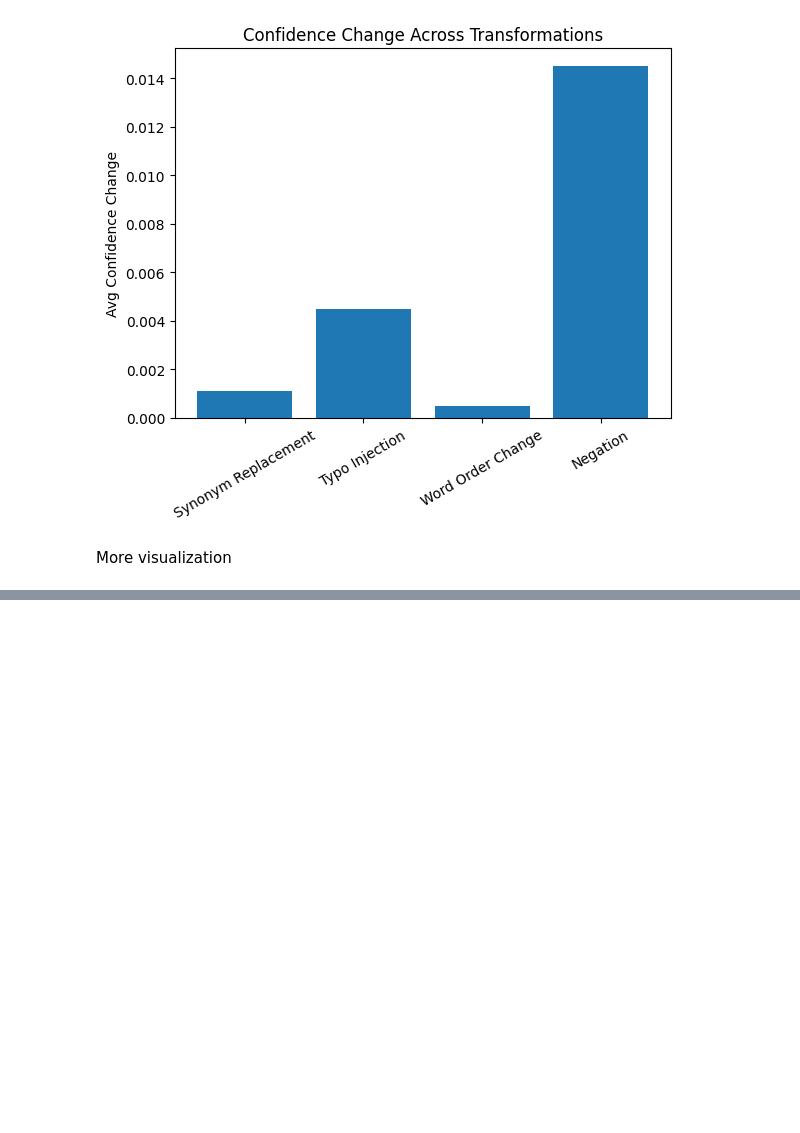
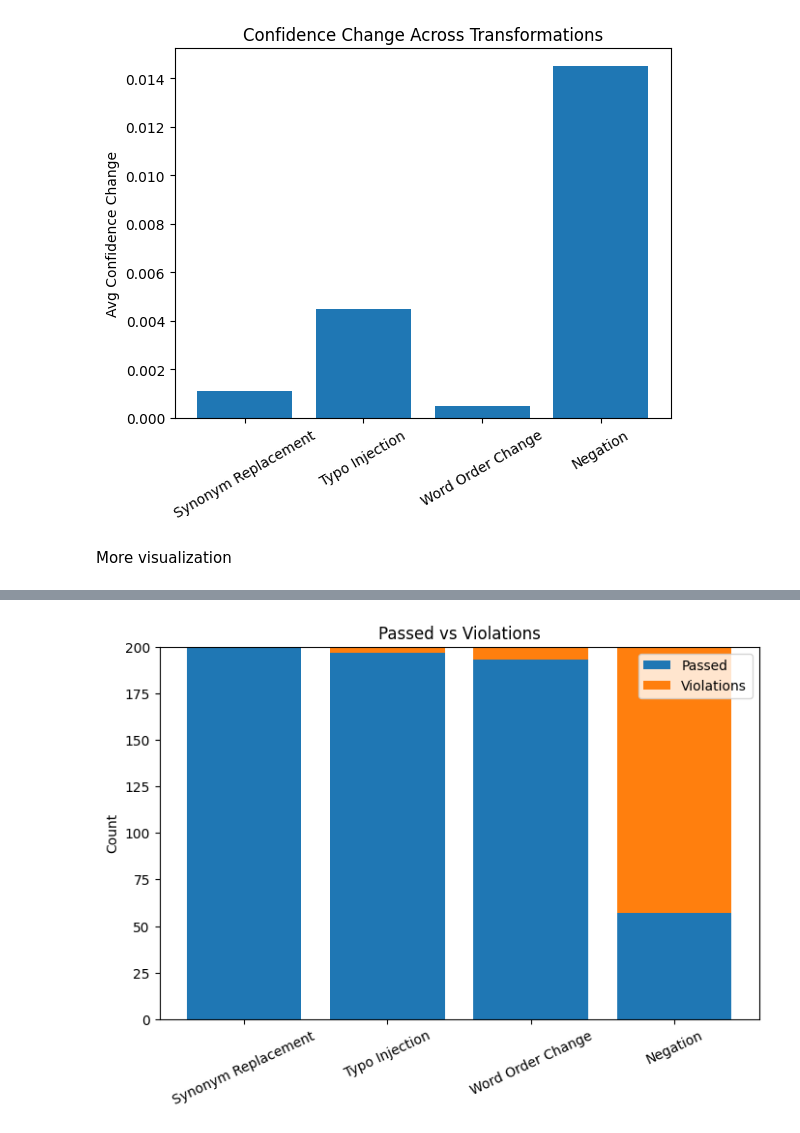
Before and after one commit to sowjanyakaranam/Sentiment_Metamorphic_Testing, a Jupyter notebook: Sentiment_Metamorphic_Testing_Experiment.ipynb, the cells around one changed output, grey strips where cells are left out. Drawn from its saved outputs; the diff is of its cells as text; code cells hidden in the pictures; blank space fills up the shorter version.

```diff
--- a/Sentiment_Metamorphic_Testing_Experiment.ipynb
+++ b/Sentiment_Metamorphic_Testing_Experiment.ipynb
@@ -401,0 +436,14 @@ violation_examples
+# %%
+plt.figure(figsize=(8,5))
+plt.bar(pass_fail_df["Transformation"], pass_fail_df["Passed"], label="Passed")
+plt.bar(pass_fail_df["Transformation"], pass_fail_df["Violations"],
+        bottom=pass_fail_df["Passed"], label="Violations")
+
+plt.ylabel("Count")
+plt.title("Passed vs Violations")
+plt.xticks(rotation=25)
+plt.legend()
+plt.savefig("results/figure_3_pass_vs_violation.png", dpi=300, bbox_inches="tight")
+plt.show()
+# %% [output]
+[figure, added]
```
Also changed, not shown: parts of 12 cells of this notebook.
